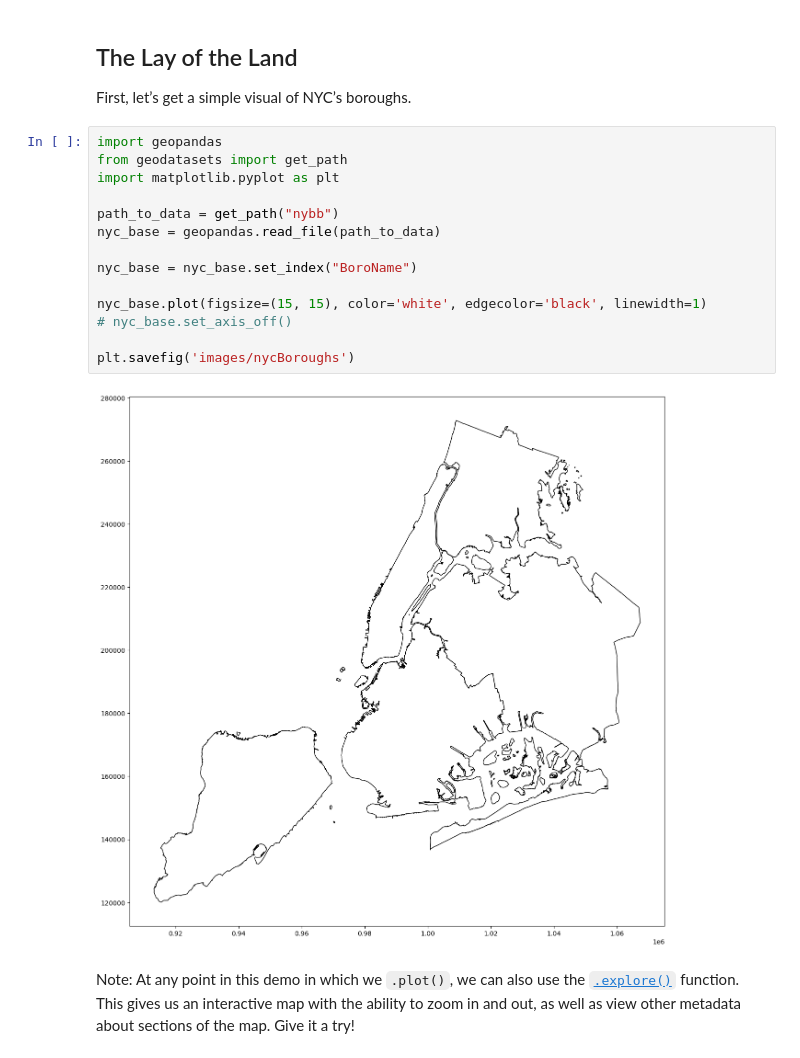
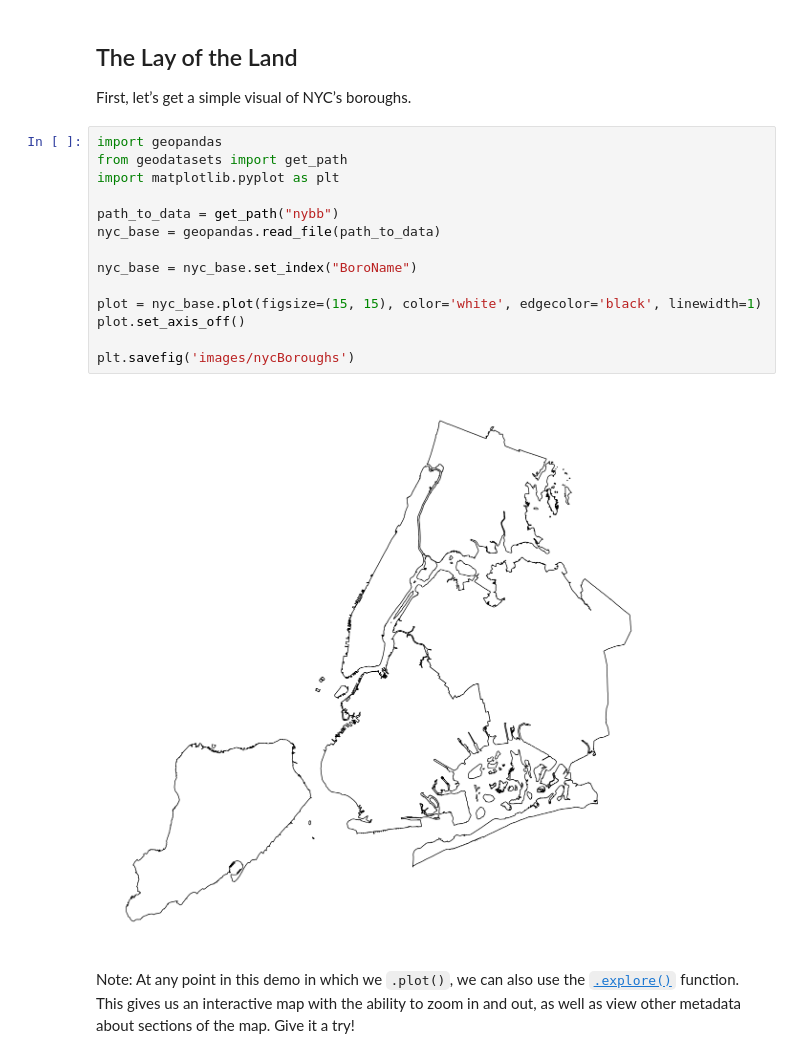
Before and after one commit to lnagle/nyc-at-risk-housing, a Jupyter notebook: index.ipynb, the cells around one changed output. Cells and saved outputs as stored; diff of their text form.

```diff
--- a/index.ipynb
+++ b/index.ipynb
@@ -11,19 +11,19 @@ First, let’s get a simple visual of NYC’s boroughs.
 # %%
 import geopandas
 from geodatasets import get_path
 import matplotlib.pyplot as plt
 
 path_to_data = get_path("nybb")
 nyc_base = geopandas.read_file(path_to_data)
 
 nyc_base = nyc_base.set_index("BoroName")
 
-nyc_base.plot(figsize=(15, 15), color='white', edgecolor='black', linewidth=1)
-# nyc_base.set_axis_off()
+plot = nyc_base.plot(figsize=(15, 15), color='white', edgecolor='black', linewidth=1)
+plot.set_axis_off()
 
 plt.savefig('images/nycBoroughs')
 # %% [output]
-[figure, old version]
+[figure, new version]
 # %% [markdown]
 Note: At any point in this demo in which we `.plot()`, we can also use the [`.explore()`](https://geopandas.org/en/stable/docs/user_guide/interactive_mapping.html#Interactive-mapping) function. This gives us an interactive map with the ability to zoom in and out, as well as view other metadata about sections of the map. Give it a try!
 # %% [markdown]
```
Also changed, not shown: parts of 1 cell of this notebook, 1 other file.
